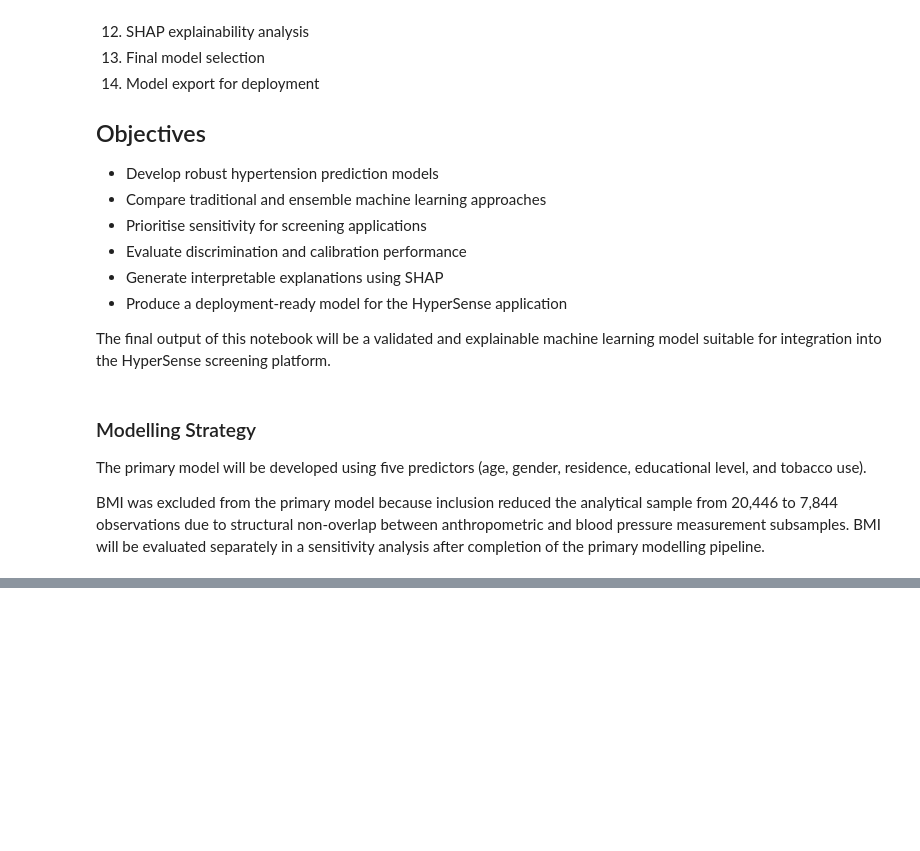
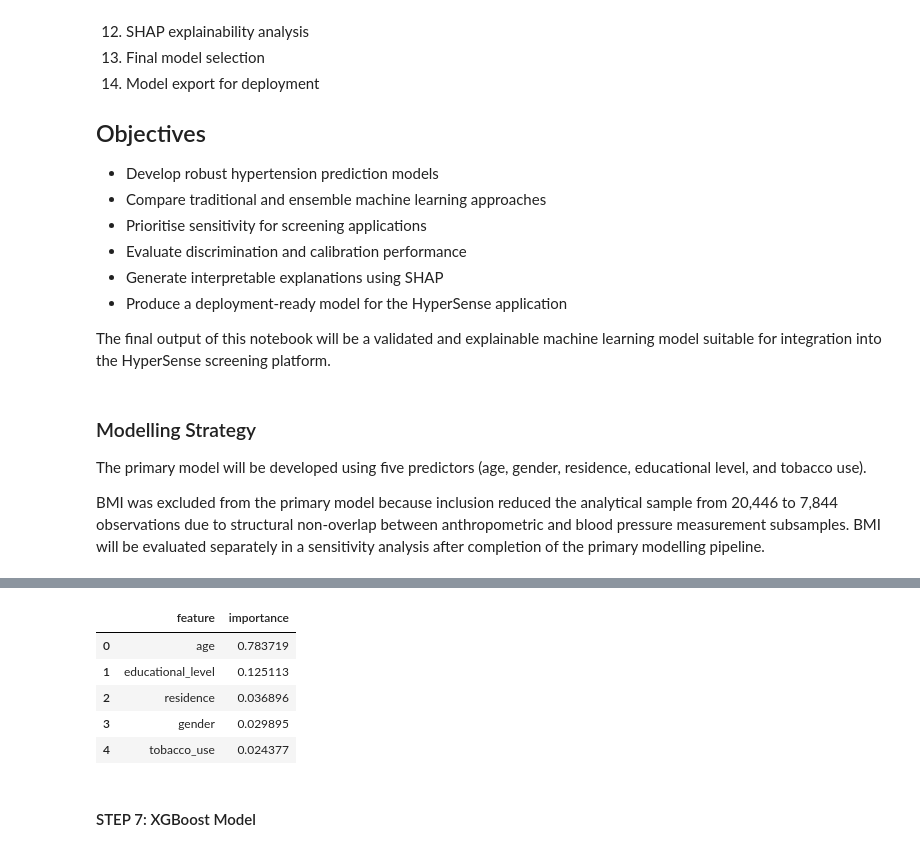
Before and after one commit to Phawazz/HyperDetect, a Jupyter notebook: notebooks/04_modeling.ipynb, the cells around one changed output, grey strips where cells are left out. Saved outputs shown, nothing was run; the diff lists cells and outputs as text; code cells hidden in the pictures; blank space fills up the shorter version.

```diff
--- a/notebooks/04_modeling.ipynb
+++ b/notebooks/04_modeling.ipynb
@@ -100,0 +481,14 @@ pd.set_option("display.max_columns", None)
+# %%
+# Train Random Forest model
+
+rf_model = RandomForestClassifier(
+    n_estimators=500,
+    random_state=42,
+    n_jobs=-1
+)
+
+rf_model.fit(
+    X_train,
+    y_train,
+    sample_weight=w_train
+)
@@ -100,0 +529,22 @@ pd.set_option("display.max_columns", None)
+# %%
+# Random Forest feature importance
+
+rf_importance = pd.DataFrame({
+    "feature": X.columns,
+    "importance": rf_model.feature_importances_
+})
+
+(
+    rf_importance
+    .sort_values("importance", ascending=False)
+    .reset_index(drop=True)
+)
+# %% [output]
+|  | feature | importance |
+| 0 | age | 0.783719 |
+| 1 | educational_level | 0.125113 |
+| 2 | residence | 0.036896 |
+| 3 | gender | 0.029895 |
+| 4 | tobacco_use | 0.024377 |
+# %% [markdown]
+#### STEP 7: XGBoost Model
```
Also changed, not shown: parts of 38 cells of this notebook.
